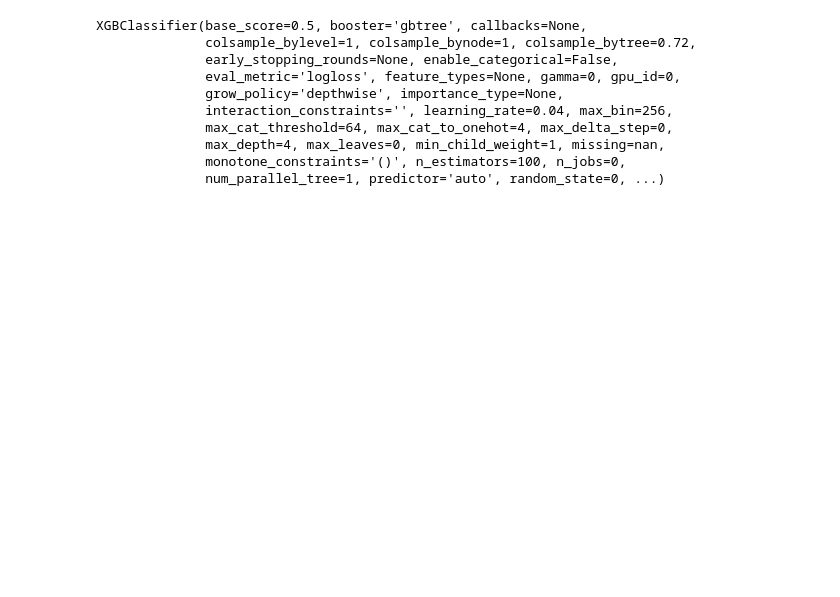
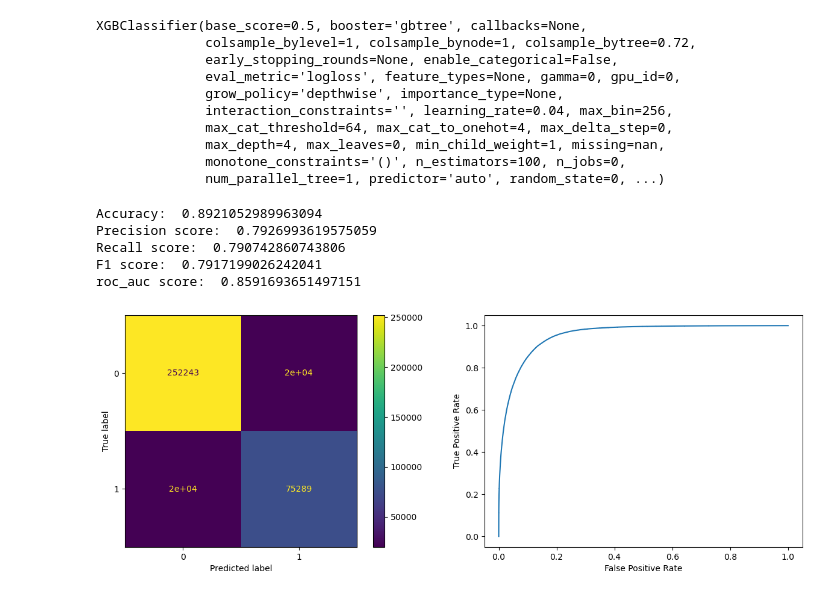
Before and after one commit to AyseAsude/American-Express-Default-Prediction, a Jupyter notebook: xgboost.ipynb, the cells around one changed output. Cells and saved outputs as stored; diff of their text form; code cells hidden in the pictures; blank space fills up the shorter version.

Commit message:
bugfix preprocess steps, xgboost metrics

```diff
--- a/xgboost.ipynb
+++ b/xgboost.ipynb
@@ -52,6 +76,6 @@ Roc_auc on train set:  [0.95384953 0.95351821 0.95305351]
 # %%
-def display_metrics(predictor,y_true, y_pred_labels):
-    fig, (ax1, ax2, ax3) = plt.subplots(1, 3, figsize=(15, 5))
+def display_metrics(predictor,y_true, y_pred_labels, y_pred_score):
+    fig, (ax1, ax2) = plt.subplots(1, 2, figsize=(15, 5))
     accuracy = accuracy_score(y_true, y_pred_labels)
     print("Accuracy: ", accuracy)
     precision = precision_score(y_true, y_pred_labels)
@@ -63,5 +87,7 @@ def display_metrics(predictor,y_true, y_pred_labels):
     rocauc = roc_auc_score(y_true, y_pred_labels)
     print("roc_auc score: ", rocauc)
     conf_matrix = confusion_matrix(y_true, y_pred_labels)
+    fpr, tpr, _ = roc_curve(y_true, y_pred_score[:, 1])
+    roc_display = RocCurveDisplay(fpr=fpr, tpr=tpr).plot(ax=ax2)
     disp = ConfusionMatrixDisplay(conf_matrix, display_labels=predictor.classes_).plot(ax=ax1)
 # %%
@@ -77,3 +103,14 @@ XGBClassifier(base_score=0.5, booster='gbtree', callbacks=None,
               max_depth=4, max_leaves=0, min_child_weight=1, missing=nan,
               monotone_constraints='()', n_estimators=100, n_jobs=0,
               num_parallel_tree=1, predictor='auto', random_state=0, ...)
+# %%
+pred_train_y = xgb_clf.predict(train_df)
+pred_proba_train_y = xgb_clf.predict_proba(train_df)
+display_metrics(xgb_clf, train_y, pred_train_y, pred_proba_train_y)
+# %% [output]
+Accuracy:  0.8921052989963094
+Precision score:  0.7926993619575059
+Recall score:  0.790742860743806
+F1 score:  0.7917199026242041
+roc_auc score:  0.8591693651497151
+[figure, added]
```
Also changed, not shown: parts of 8 cells of this notebook, 2 other files.
